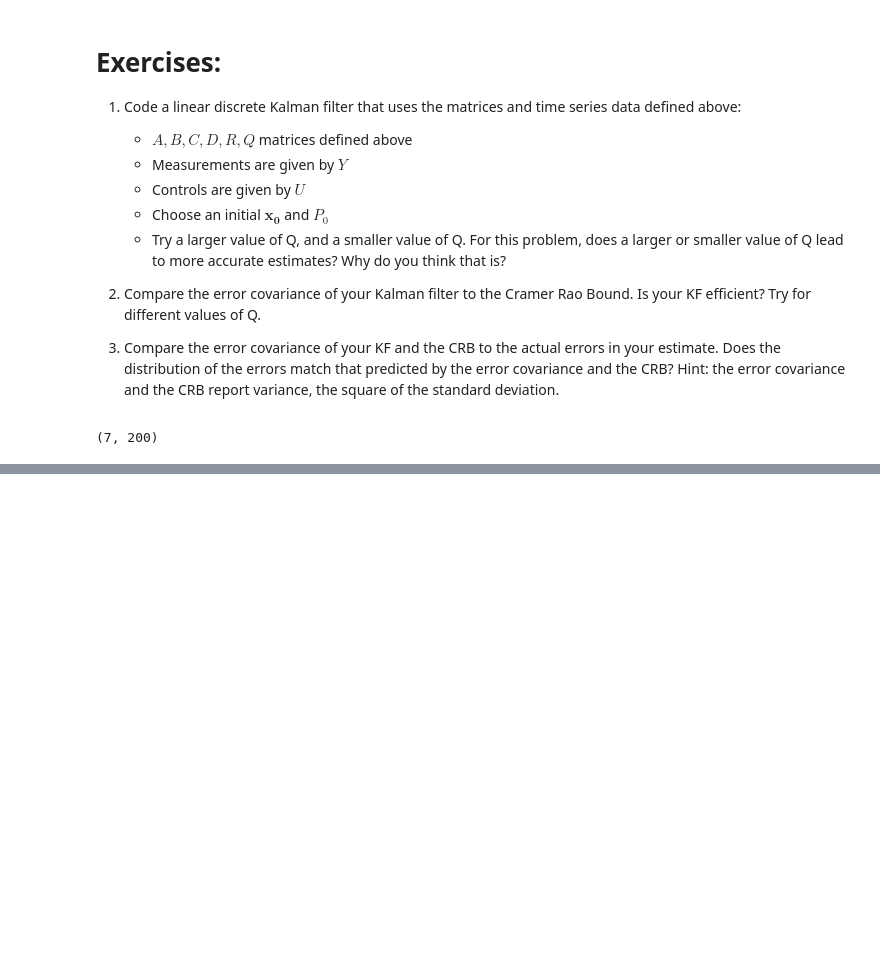
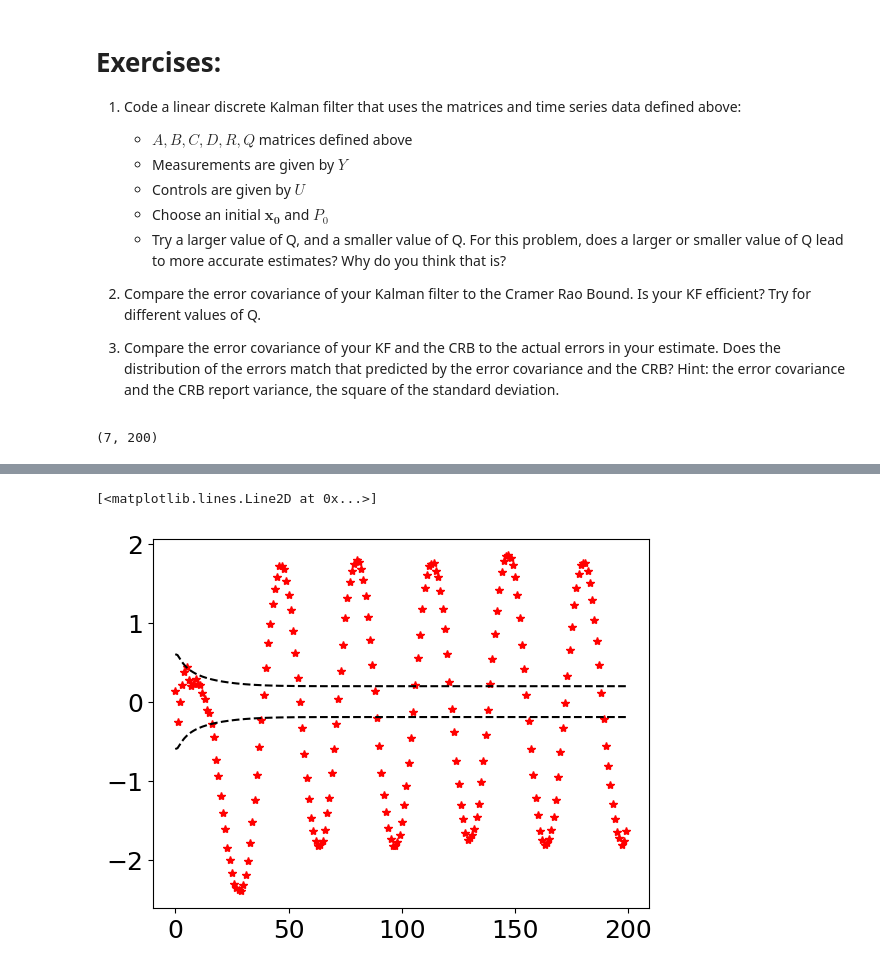
Before and after one commit to clearlakerabbit/Nonlinear_and_Data_Driven_Estimation, a Jupyter notebook: Lesson_5_Discrete_Linear_Kalman_Filter/B_discrete_linear_kalman_filter_work.ipynb, the cells around one changed output, grey strips where cells are left out. Drawn from its saved outputs; the diff is of its cells as text; code cells hidden in the pictures; blank space fills up the shorter version.

```diff
--- a/Lesson_5_Discrete_Linear_Kalman_Filter/B_discrete_linear_kalman_filter_work.ipynb
+++ b/Lesson_5_Discrete_Linear_Kalman_Filter/B_discrete_linear_kalman_filter_work.ipynb
@@ -258,0 +298,10 @@ plot_tme(df_states.t, df_states['x'], None, xhat_fp[2,:], label_var='x')
+# %%
+fig = plt.figure()
+ax = fig.add_subplot(111)
+
+ax.plot(errors, '*', color='red')
+ax.plot(three_sigma, '--', color='black')
+ax.plot(-three_sigma, '--', color='black')
+# %% [output]
+[<matplotlib.lines.Line2D at 0x...>]
+[figure, added]
```
Also changed, not shown: parts of 13 cells of this notebook.
